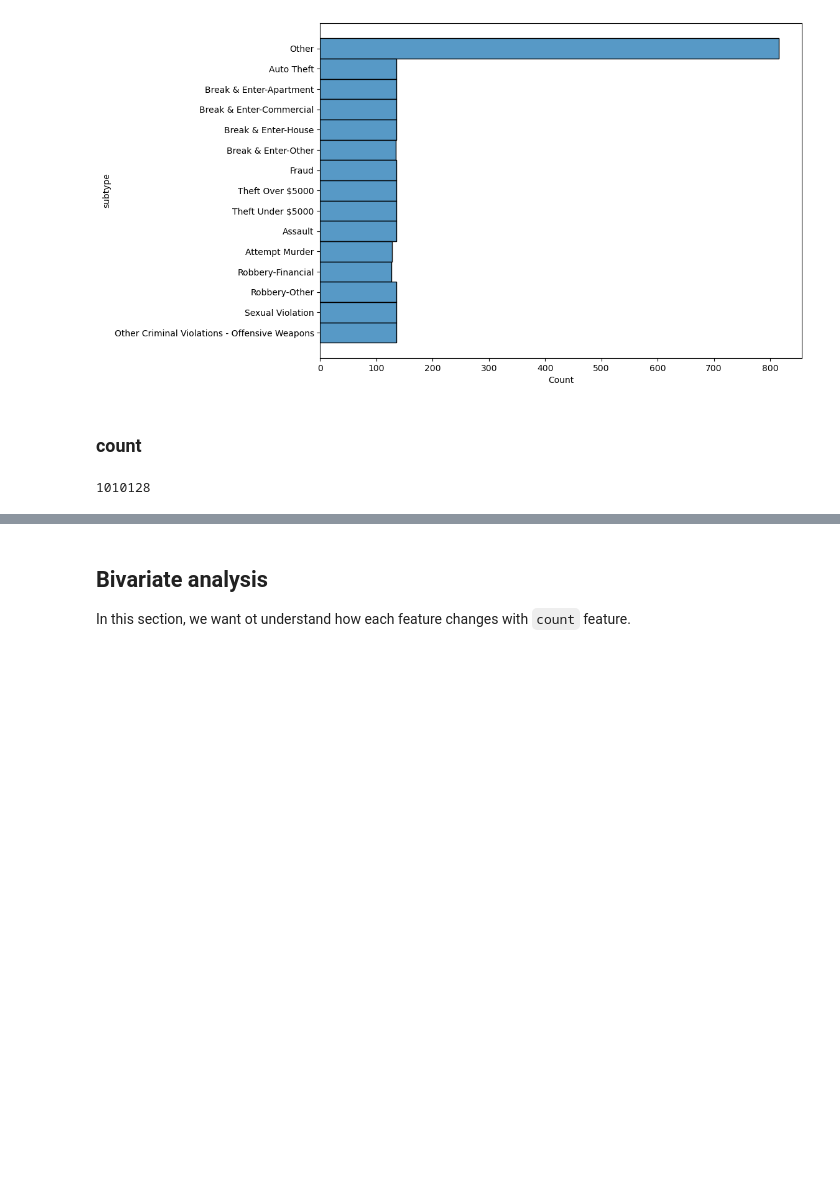
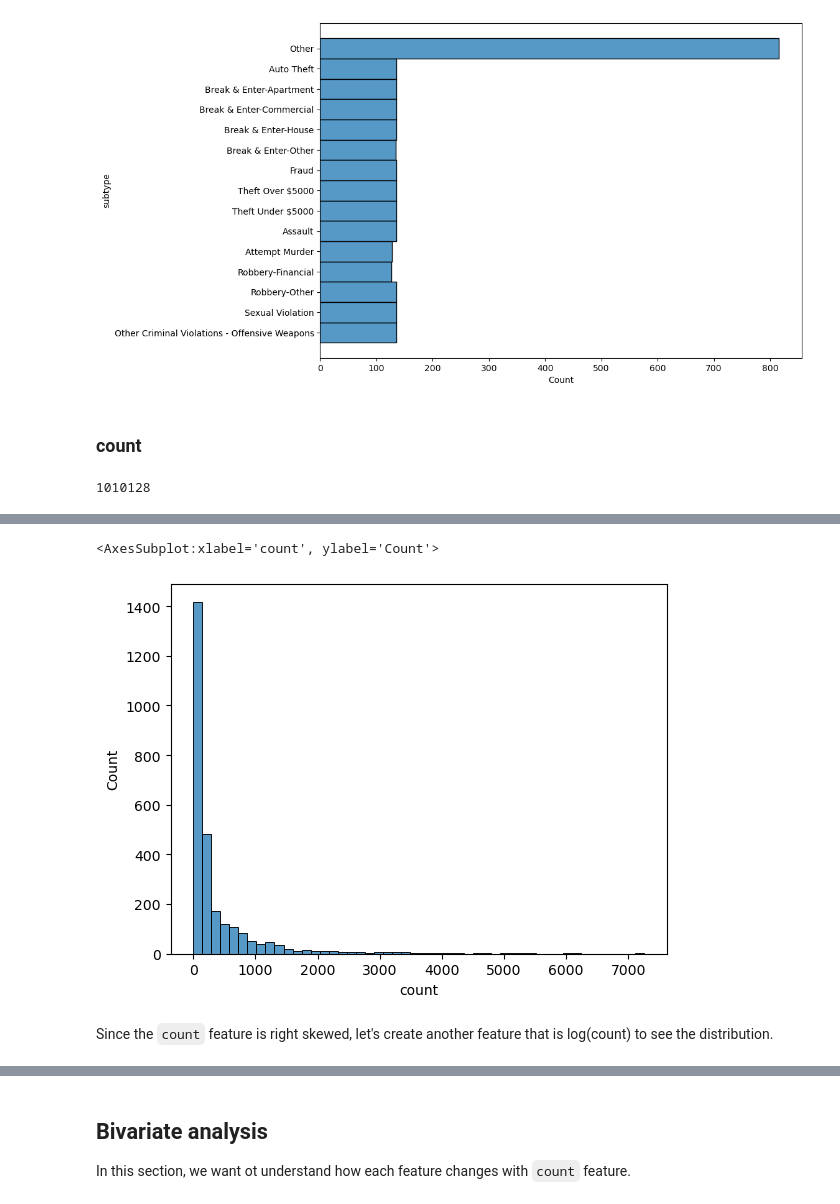
Before and after one commit to tummala-hareesh/ml_zoomcamp_ht, a Jupyter notebook: ipynb/midterm_project/notebook_midterm_project.ipynb, the cells around one changed output, grey strips where cells are left out. Drawn from its saved outputs; the diff is of its cells as text; code cells hidden in the pictures; blank space fills up the shorter version.

```diff
--- a/ipynb/midterm_project/notebook_midterm_project.ipynb
+++ b/ipynb/midterm_project/notebook_midterm_project.ipynb
@@ -258,0 +280,8 @@ df_trc_drop['count'].sum()
+# %%
+# Histogram of all data
+sns.histplot(df_trc_drop['count'], bins=50)
+# %% [output]
+<AxesSubplot:xlabel='count', ylabel='Count'>
+[figure, added]
+# %% [markdown]
+Since the `count` feature is right skewed, let's create another feature that is log(count) to see the distribution.
```
Also changed, not shown: parts of 36 cells of this notebook.
